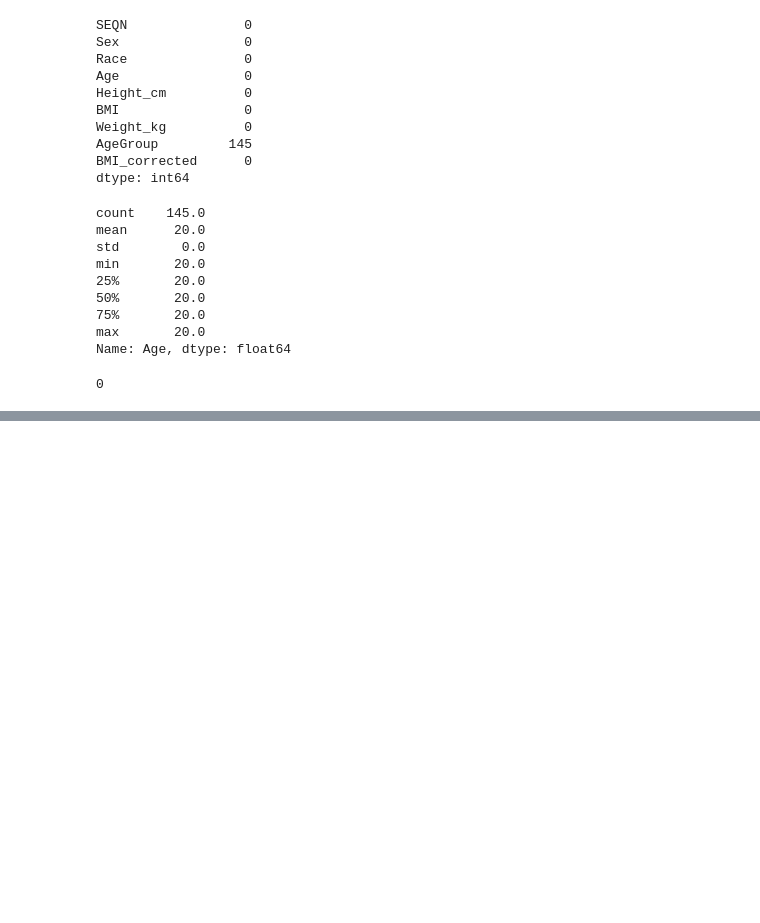
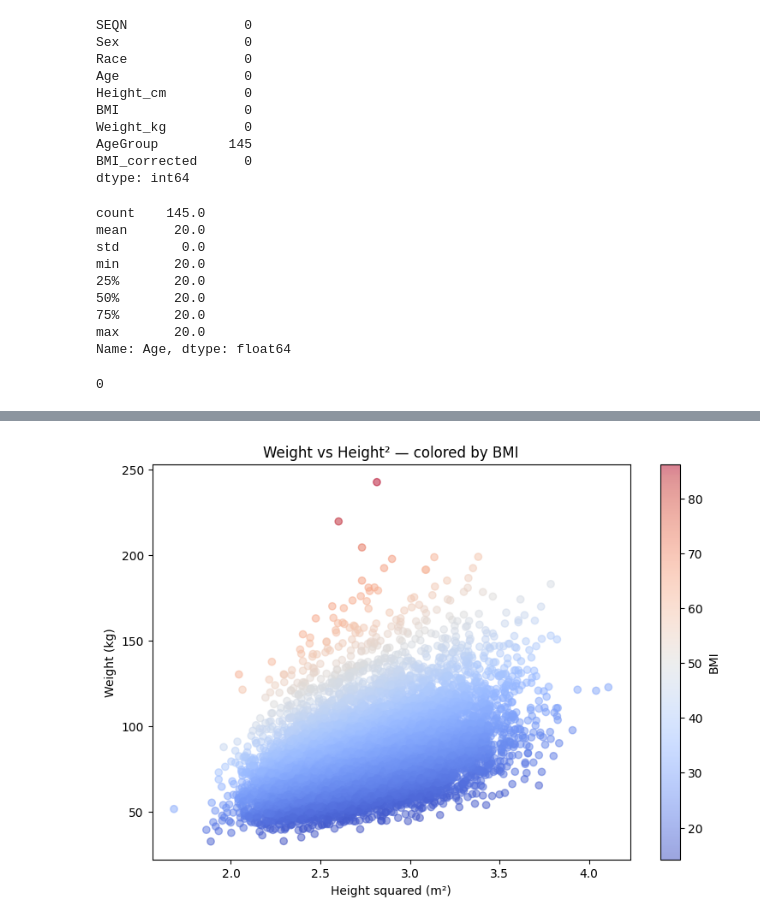
Before and after one commit to tejasabert/NHANES_FTI, a Jupyter notebook: TejasAbert_NHANESFTI_Project.ipynb, the cells around one changed output, grey strips where cells are left out. Drawn from its saved outputs; the diff is of its cells as text; code cells hidden in the pictures; blank space fills up the shorter version.

```diff
--- a/TejasAbert_NHANESFTI_Project.ipynb
+++ b/TejasAbert_NHANESFTI_Project.ipynb
@@ -244,0 +274,18 @@ print(df['AgeGroup'].isna().sum())
+# %%
+import matplotlib.pyplot as plt
+
+# height squared (in meters) for the x-axis
+height_m = df['Height_cm'] / 100
+df['Height_sq'] = height_m ** 2
+
+# scatter: x = height squared, y = weight, color = BMI
+plt.figure(figsize=(9,6))
+scatter = plt.scatter(df['Height_sq'], df['Weight_kg'],
+                      c=df['BMI'], cmap='coolwarm', alpha=0.5)
+plt.colorbar(scatter, label='BMI')
+plt.xlabel('Height squared (m²)')
+plt.ylabel('Weight (kg)')
+plt.title('Weight vs Height² — colored by BMI')
+plt.show()
+# %% [output]
+[figure, added]
```
Also changed, not shown: parts of 3 cells of this notebook.
